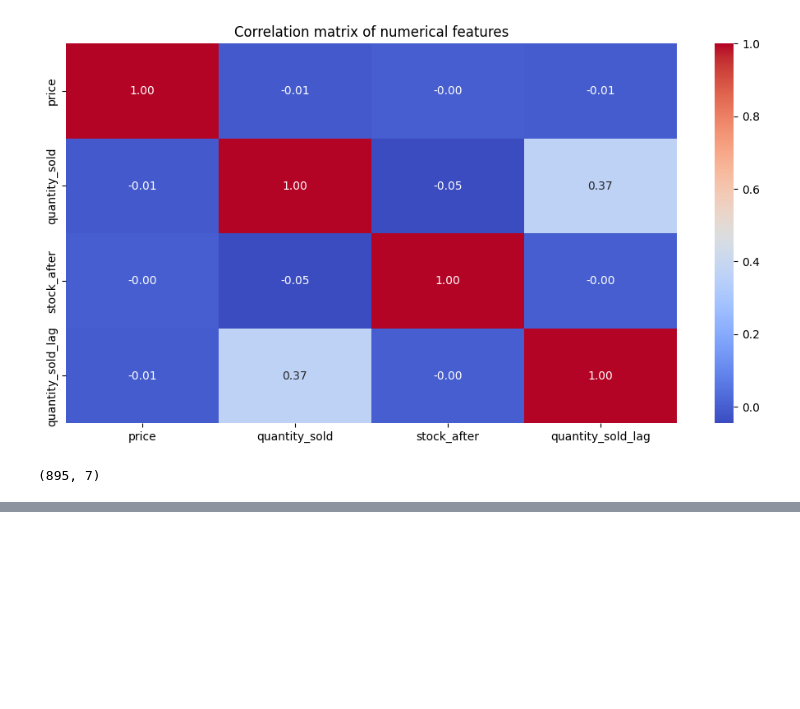
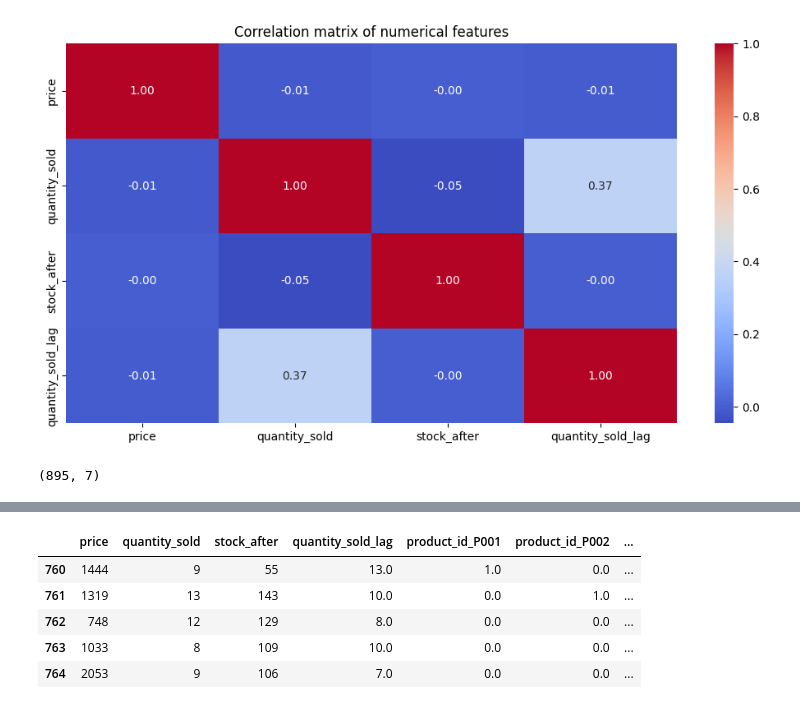
Before and after one commit to IssaMuiz/StockSense, a Jupyter notebook: notebooks/test_preprocessing.ipynb, the cells around one changed output, grey strips where cells are left out. Drawn from its saved outputs; the diff is of its cells as text; code cells hidden in the pictures; blank space fills up the shorter version.

```diff
--- a/notebooks/test_preprocessing.ipynb
+++ b/notebooks/test_preprocessing.ipynb
@@ -190,3 +242,15 @@ dtype: object
+# %%
+test_df_encoded = encode.transform(test_df[cat_cols])
+encoded_cat_test_df = pd.DataFrame(test_df_encoded, columns=encode.get_feature_names_out(cat_cols), index=test_df.index)
+test_df = pd.concat([test_df.drop(columns=cat_cols), encoded_cat_test_df], axis=1)
+test_df.head()
+# %% [output]
+|  | price | quantity_sold | stock_after | quantity_sold_lag | product_id_P001 | product_id_P002 | ... |
+| 760 | 1444 | 9 | 55 | 13.0 | 1.0 | 0.0 | ... |
+| 761 | 1319 | 13 | 143 | 10.0 | 0.0 | 1.0 | ... |
+| 762 | 748 | 12 | 129 | 8.0 | 0.0 | 0.0 | ... |
+| 763 | 1033 | 8 | 109 | 10.0 | 0.0 | 0.0 | ... |
+| 764 | 2053 | 9 | 106 | 7.0 | 0.0 | 0.0 | ... |
 # %%
 X_train, y_train =split_features_and_target(train_df)
 X_val, y_val =split_features_and_target(val_df)
```
Also changed, not shown: parts of 10 cells of this notebook, 4 other files.
